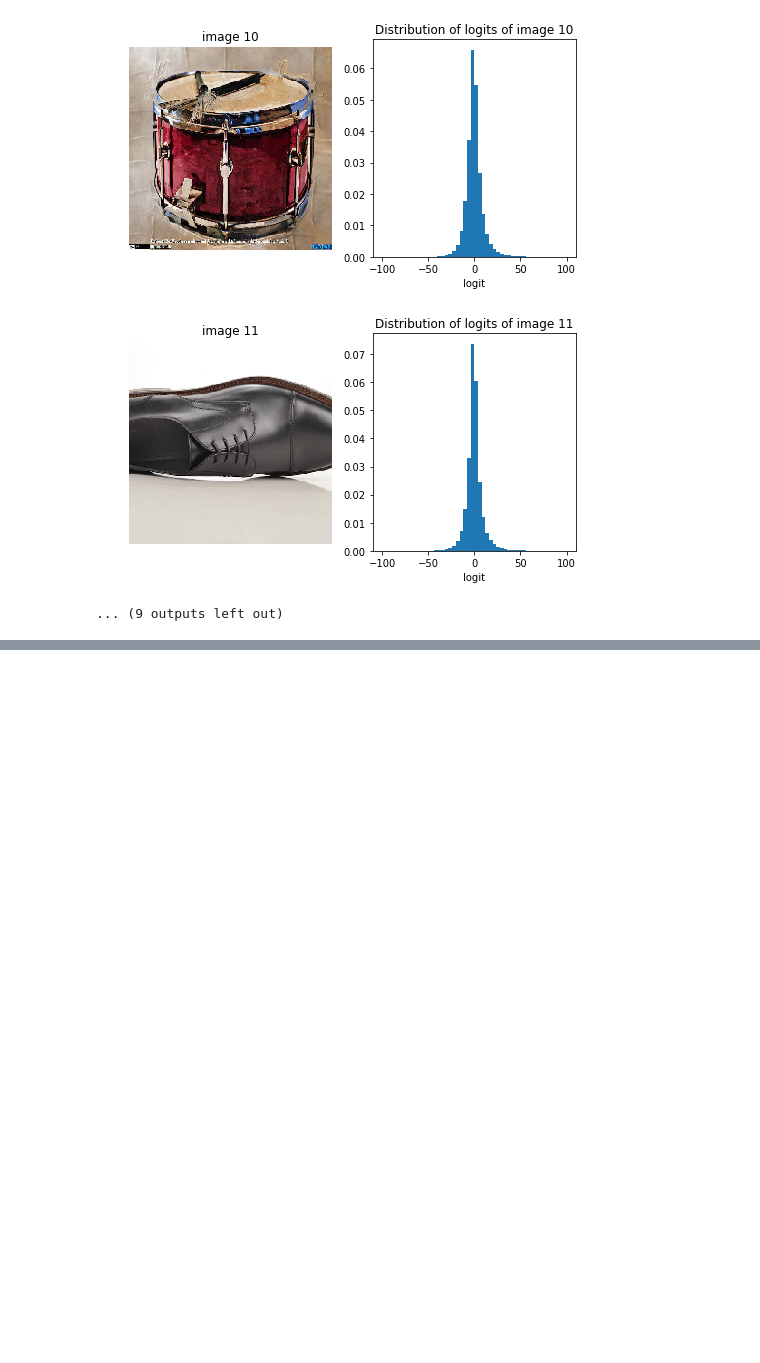
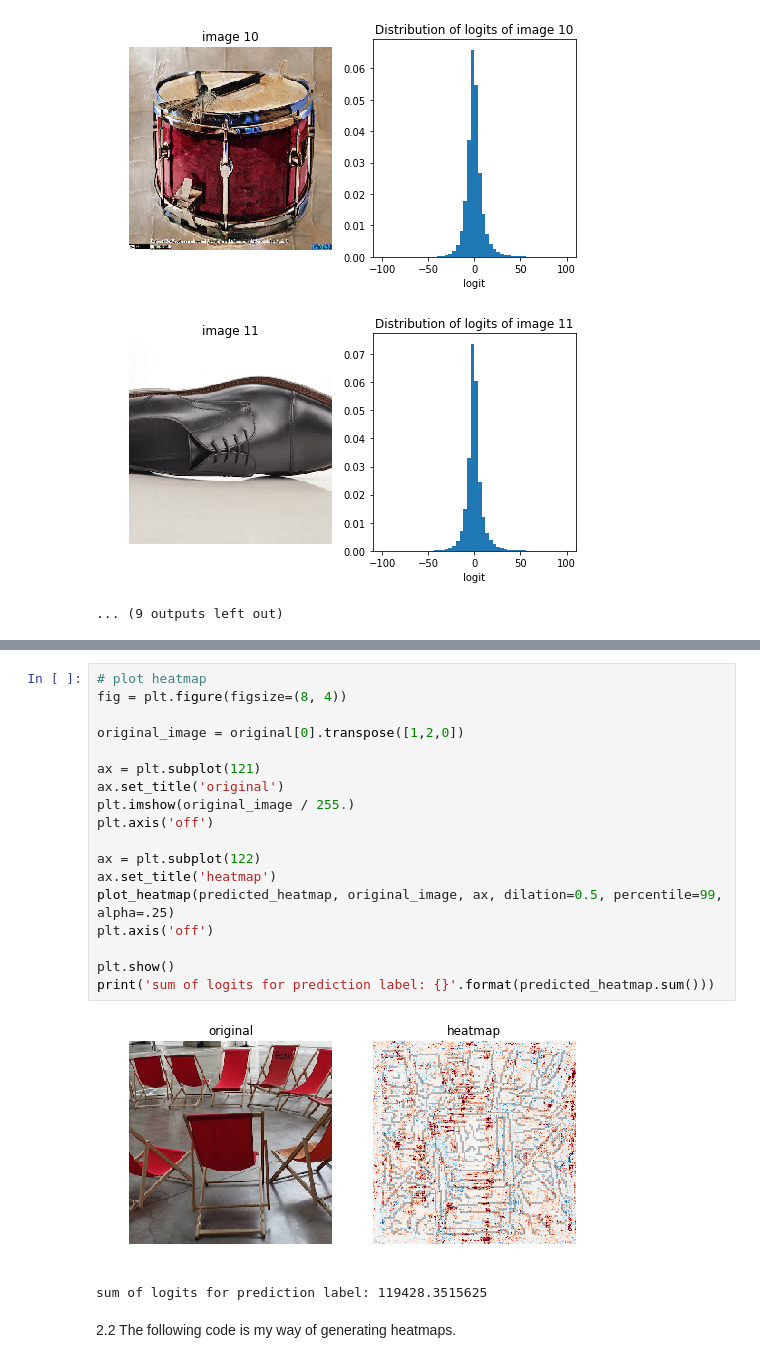
Before and after one commit to davidwagner/bagnet-patch-defense, a Jupyter notebook: code/2019-5-23_debugging_prediction.ipynb, the cells around one changed output, grey strips where cells are left out. Cells and saved outputs as stored; diff of their text form; blank space fills up the shorter version.

```diff
--- a/code/2019-5-23_debugging_prediction.ipynb
+++ b/code/2019-5-23_debugging_prediction.ipynb
@@ -90,0 +131,23 @@ plt.show()
+# %%
+# plot heatmap
+fig = plt.figure(figsize=(8, 4))
+
+original_image = original[0].transpose([1,2,0])
+
+ax = plt.subplot(121)
+ax.set_title('original')
+plt.imshow(original_image / 255.)
+plt.axis('off')
+
+ax = plt.subplot(122)
+ax.set_title('heatmap')
+plot_heatmap(predicted_heatmap, original_image, ax, dilation=0.5, percentile=99, alpha=.25)
+plt.axis('off')
+
+plt.show()
+print('sum of logits for prediction label: {}'.format(predicted_heatmap.sum()))
+# %% [output]
+[figure, added]
+sum of logits for prediction label: 119428.3515625
+# %% [markdown]
+2.2 The following code is my way of generating heatmaps.
```
Also changed, not shown: parts of 9 cells of this notebook, 2 other files.
